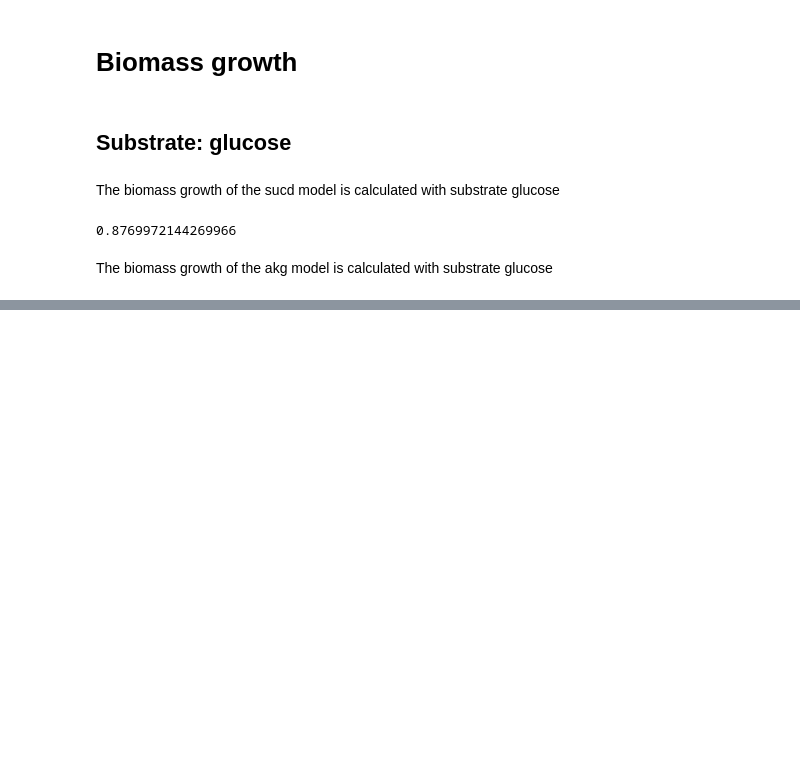
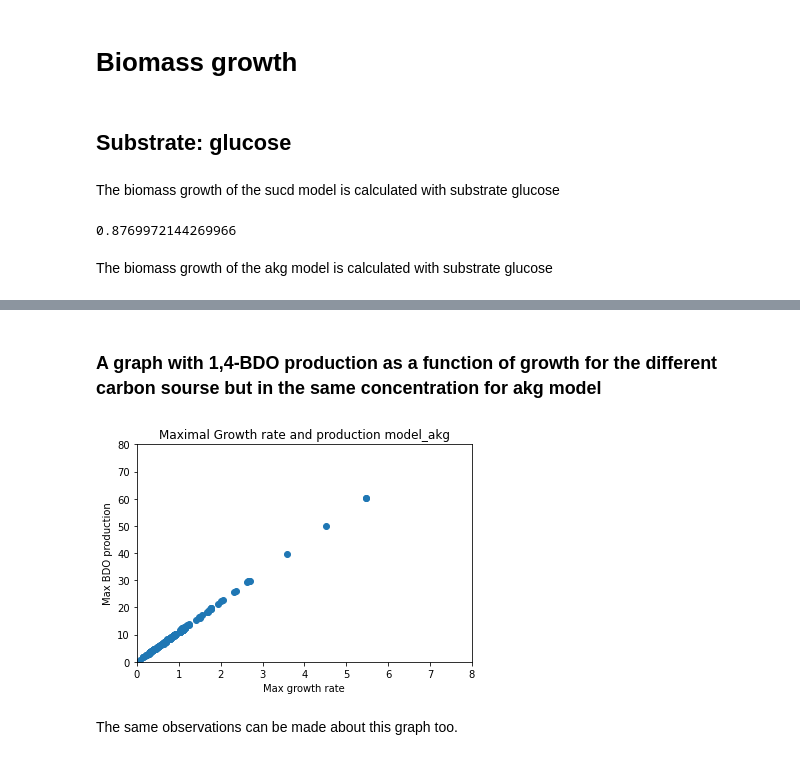
Before and after one commit to 27410/group-assignment-2021-group_11_bdo_production, a Jupyter notebook: Analysis/Medium.ipynb, the cells around one changed output, grey strips where cells are left out. Cells and saved outputs as stored; diff of their text form; code cells hidden in the pictures; blank space fills up the shorter version.

```diff
--- a/Analysis/Medium.ipynb
+++ b/Analysis/Medium.ipynb
@@ -176,0 +39,9 @@ print(BDO_production)
+# %%
+# model:akg
+medium = model_akg.medium
+with model_akg:
+    medium['EX_glc__D_e'] = 10
+
+    model_akg.medium = medium
+    solution2 = model_akg.optimize()
+    print(solution2.fluxes['BIOMASS_Ec_iML1515_core_75p37M'])
@@ -176,0 +301,5 @@ print(BDO_production)
+# %%
+
+Yield2= []
+for i in range(len(MW2)) :
+    Yield2.append((max_production2[i]*90.14)/(10*MW2[i]))
@@ -176,0 +308,15 @@ print(BDO_production)
+# %%
+CARBON2 = {'Reaction_name2': reaction_names2,
+             'Reaction_ID2': reaction_id2,
+             'Carbon_Metabolite_Name2': carbon_name2,
+              'Carbon_Metabolite_ID2': carbon_id2,
+            'Max_growth2':max_growth2,
+           'Max_BDO_production2': max_production2,
+          'MW2' : MW2,
+          'Yield2':Yield2}
+df2 = pd.DataFrame(CARBON2, columns = ['Carbon_Metabolite_Name2','Max_growth2', 'Max_BDO_production2','Yield2'])
+
+df2= df2[df2['Max_growth2'] != 0]
+df2=df2.sort_values(by='Yield2', ascending=False).head(200)
+with pd.option_context('display.max_rows', None, 'display.max_columns', None):
+    print(df2)
@@ -176,0 +341,17 @@ print(BDO_production)
+# %% [markdown]
+### A graph with 1,4-BDO production as a function of growth for the different carbon sourse but in the same concentration for akg model
+# %%
+
+
+plt.scatter(df2.get('Max_growth2'), df2.get('Max_BDO_production2'))
+plt.xlabel('Max growth rate')
+plt.ylabel('Max BDO production')
+plt.xlim(0, 8)
+plt.ylim(0, 80)
+plt.title('Maximal Growth rate and production model_akg')
+
+plt.show()
+# %% [output]
+[figure, added]
+# %% [markdown]
+The same observations can be made about this graph too.
```
Also changed, not shown: parts of 41 cells of this notebook, 1 other file.
